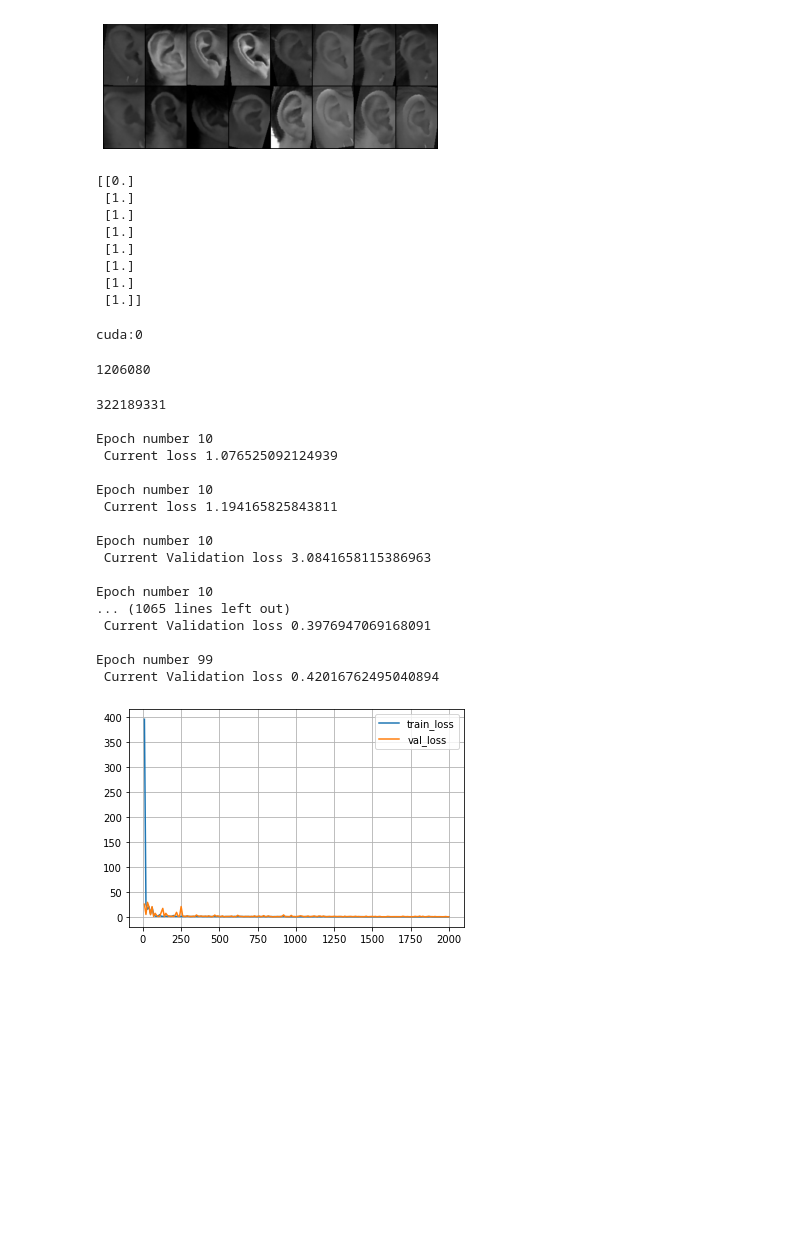
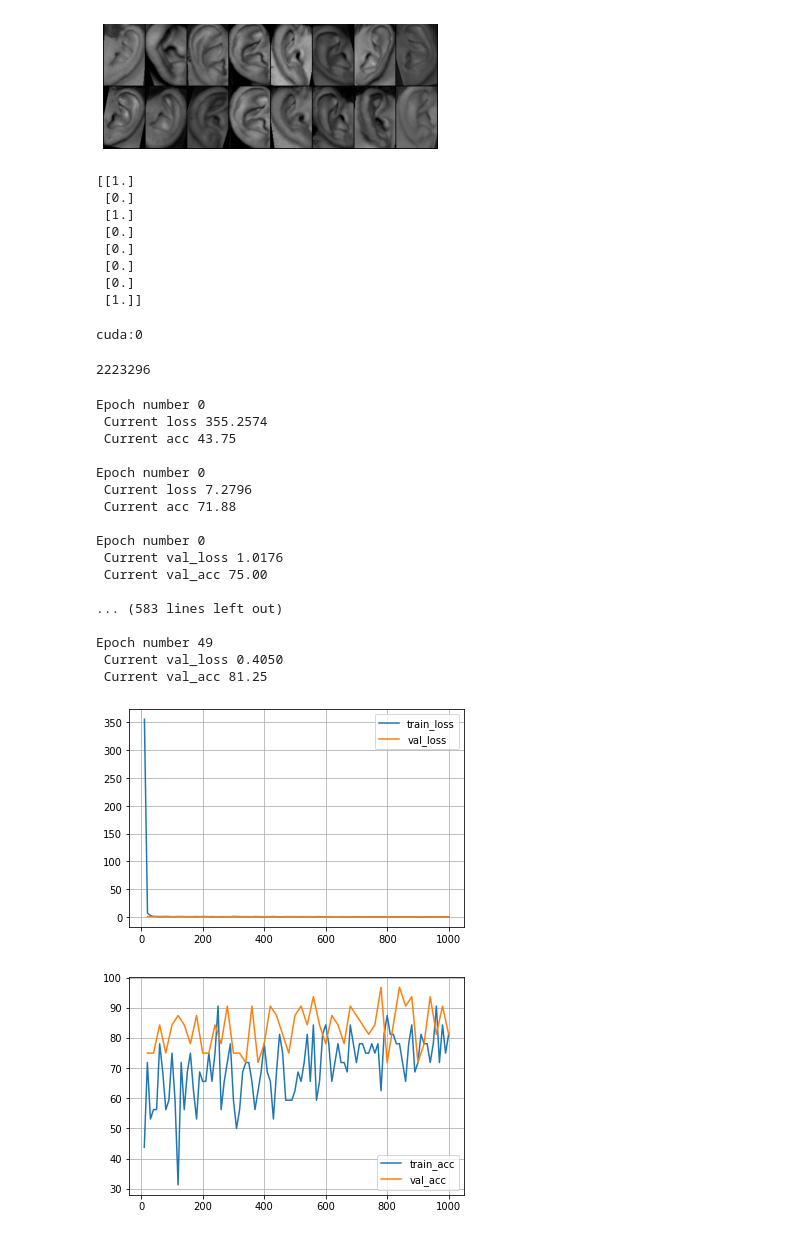
Before and after one commit to royalts1011/Bachelorthesis, a Jupyter notebook: Siamese_MobileNetV2_Train.ipynb, the cells around one changed output. Saved outputs shown, nothing was run; the diff lists cells and outputs as text; code cells hidden in the pictures; blank space fills up the shorter version.

```diff
--- a/Siamese_MobileNetV2_Train.ipynb
+++ b/Siamese_MobileNetV2_Train.ipynb
@@ -27,25 +27,26 @@ def imshow(img,text=None,should_save=False):
     plt.imshow(np.transpose(npimg, (1, 2, 0)))
     plt.show()
 
-def show_plot(iteration,loss, val_iteration, val_loss):
-    plt.plot(iteration,loss, label='train_loss')
-    plt.plot(val_iteration,val_loss, label='val_loss')
+def show_plot(iteration,value1, val_iteration, value2, label1, label2, plt_number):
+    plt.figure(plt_number)
+    plt.plot(iteration,value1, label=label1)
+    plt.plot(val_iteration,value2, label=label2)
     plt.legend()
     plt.grid()
 # %%
 # Set Up All Configurations here
 class Config():
     NN_SIAMESE = False
-    dataset_dir = '../dataset_low_res/'
+    dataset_dir = '../AMIC/'
     # training_dir = "../data/ears/training/"
     # testing_dir = "../data/ears/testing/"
     train_batch_size = 32
-    valid_batch_size = 32
+    val_batch_size = 32
     test_batch_size = 1
     vis_batch_size = 8
     num_workers = 3
 
-    EPOCHS= 100
+    EPOCHS= 50
     LEARNINGRATE = 0.001
     WEIGHT_DECAY = 1
 
@@ -81,9 +82,9 @@ train_dataloader = ds_ear_siamese.get_dataloader(
 val_dataloader = ds_ear_siamese.get_dataloader(
     data_path=Config.dataset_dir,
     indices=val_indices,
-    batch_size=Config.vis_batch_size,
+    batch_size=Config.val_batch_size,
     num_workers=Config.num_workers,
-    transform_mode='siamese',
+    transform_mode='siamese_valid_and_test',
     should_invert = False
 )
 # dl_test = ds_ear_siamese.get_dataloader(
@@ -92,7 +93,7 @@ test_dataloader = ds_ear_siamese.get_dataloader(
     indices=test_indices,
     batch_size=Config.test_batch_size,
     num_workers=Config.num_workers,
-    transform_mode='siamese',
+    transform_mode='siamese_valid_and_test',
     should_invert = False
 )
 
@@ -116,21 +117,21 @@ concatenated = torch.cat((example_batch[0], example_batch[1]),0)
 imshow(make_grid(concatenated))
 print(example_batch[2].numpy())
 # %% [output]
-[figure, old version]
+[figure, new version]
-[[0.]
+[[1.]
+ [0.]
  [1.]
- [1.]
- [1.]
- [1.]
- [1.]
- [1.]
+ [0.]
+ [0.]
+ [0.]
+ [0.]
  [1.]]
 # %%
 # Definde Model and load to device
 if Config.NN_SIAMESE == False:
     model = mobilenet_v2(pretrained=True)
     model.features[0][0] = nn.Conv2d(1, 32, kernel_size=(3, 3), stride=(2, 2), padding=(1, 1), bias=False)
-    model.classifier[1] = nn.Linear(in_features=model.classifier[1].in_features, out_features=5)
+    #model.classifier[1] = nn.Linear(in_features=model.classifier[1].in_features, out_features=10)
 
     layers = []
     for layer in model.features[0]:
@@ -174,31 +175,33 @@ from DLBio.pytorch_helpers import get_num_params
 
 get_num_params(model,True)
 # %% [output]
-1206080
+2223296
 # %%
-training = Training(model=model, optimizer=optimizer_siamese,train_dataloader=train_dataloader, val_dataloader=val_dataloader, loss_contrastive=contrastive_loss_siamese, nn_Siamese=Config.NN_SIAMESE, )
+training = Training(model=model, optimizer=optimizer_siamese,train_dataloader=train_dataloader, val_dataloader=val_dataloader, loss_contrastive=contrastive_loss_siamese, nn_Siamese=Config.NN_SIAMESE, THRESHOLD=Config.TRESHOLD_VER)
 
-counter, loss_history, val_counter, val_loss_history = training(Config.EPOCHS)
-show_plot(counter, loss_history,val_counter, val_loss_history)
+counter, loss_history, val_counter, val_loss_history, acc_history, val_acc_history = training(Config.EPOCHS)
+show_plot(counter, loss_history,val_counter, val_loss_history,'train_loss', 'val_loss',1)
+show_plot(counter, acc_history,val_counter, val_acc_history,'train_acc', 'val_acc', 2)
 # %% [output]
-322189331
+Epoch number 0
+ Current loss 355.2574
+ Current acc 43.75
 
-Epoch number 10
- Current loss 1.076525092124939
+Epoch number 0
+ Current loss 7.2796
+ Current acc 71.88
 
-Epoch number 10
- Current loss 1.194165825843811
+Epoch number 0
+ Current val_loss 1.0176
+ Current val_acc 75.00
 
-Epoch number 10
- Current Validation loss 3.0841658115386963
+... (583 lines left out)
 
-Epoch number 10
-... (1065 lines left out)
- Current Validation loss 0.3976947069168091
-
-Epoch number 99
- Current Validation loss 0.42016762495040894
+Epoch number 49
+ Current val_loss 0.4050
+ Current val_acc 81.25
-[figure, old version]
+[figure, new version]
+[figure, added]
 # %%
 if Config.NN_SIAMESE:
     def generate_output( img_in, img_in2):
```
Also changed, not shown: parts of 3 cells of this notebook, 3 other files.
